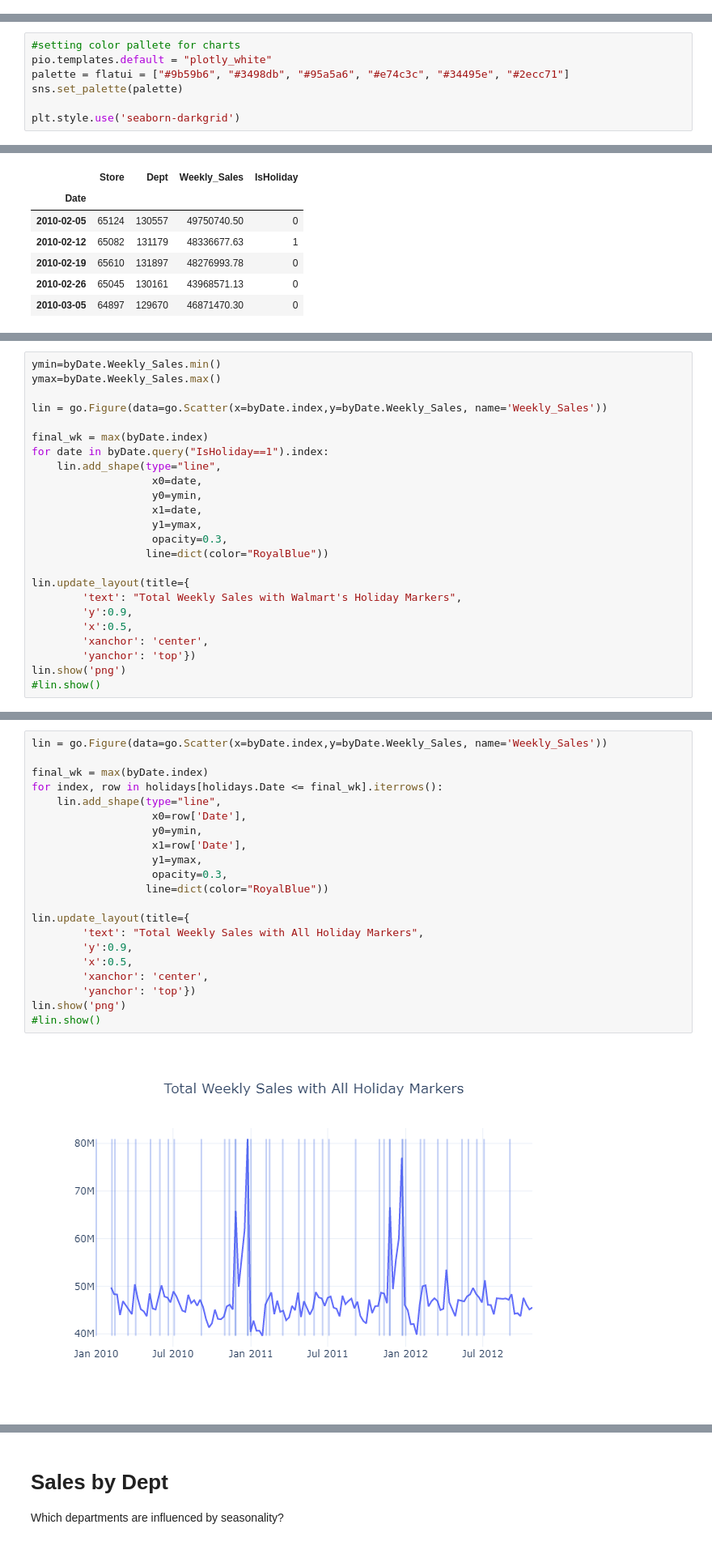
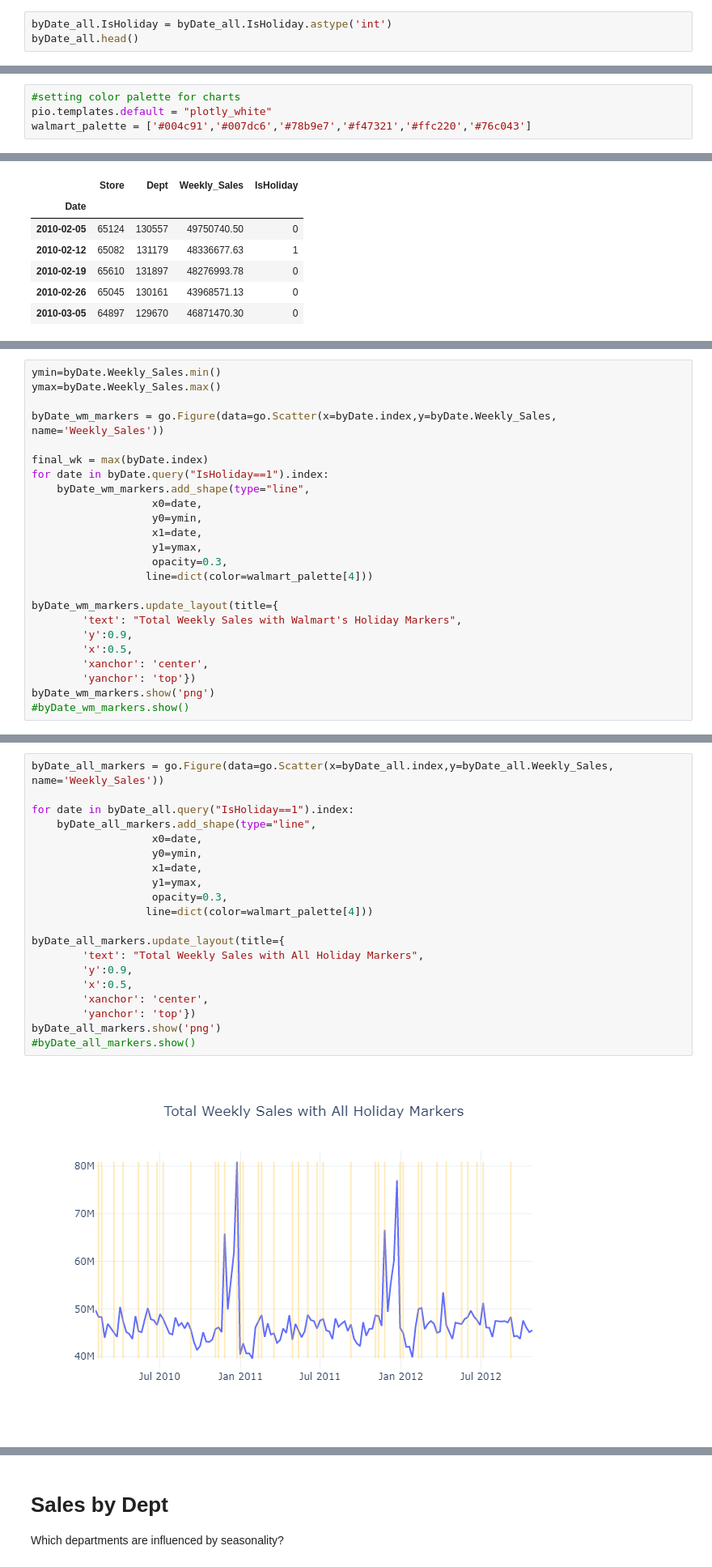
Before and after one commit to octaviaisom/Walmart-Sales-Forecast, a Jupyter notebook: main.ipynb, the cells around one changed output, grey strips where cells are left out. Shown at 81% size. Cells and saved outputs as stored; diff of their text form.

```diff
--- a/main.ipynb
+++ b/main.ipynb
@@ -85,0 +109,3 @@ memory usage: 13.3 MB
+# %%
+byDate_all.IsHoliday = byDate_all.IsHoliday.astype('int')
+byDate_all.head()
@@ -119,10 +130,7 @@ memory usage: 1.2+ KB
 # %% [markdown]
 # 2. EDA
-# %%
-#setting color pallete for charts
-pio.templates.default = "plotly_white"
-palette = flatui = ["#9b59b6", "#3498db", "#95a5a6", "#e74c3c", "#34495e", "#2ecc71"]
-sns.set_palette(palette)
-
-plt.style.use('seaborn-darkgrid')
+# %%
+#setting color palette for charts
+pio.templates.default = "plotly_white"
+walmart_palette = ['#004c91','#007dc6','#78b9e7','#f47321','#ffc220','#76c043']
 # %% [markdown]
@@ -207,24 +240,24 @@ line.show("png")
 ymin=byDate.Weekly_Sales.min()
 ymax=byDate.Weekly_Sales.max()
 
-lin = go.Figure(data=go.Scatter(x=byDate.index,y=byDate.Weekly_Sales, name='Weekly_Sales'))
+byDate_wm_markers = go.Figure(data=go.Scatter(x=byDate.index,y=byDate.Weekly_Sales, name='Weekly_Sales'))
 
 final_wk = max(byDate.index)
 for date in byDate.query("IsHoliday==1").index:
-    lin.add_shape(type="line",
+    byDate_wm_markers.add_shape(type="line",
                    x0=date,
                    y0=ymin,
                    x1=date,
                    y1=ymax,
                    opacity=0.3,
-                  line=dict(color="RoyalBlue"))
+                  line=dict(color=walmart_palette[4]))
 
-lin.update_layout(title={
+byDate_wm_markers.update_layout(title={
         'text': "Total Weekly Sales with Walmart's Holiday Markers",
         'y':0.9,
         'x':0.5,
         'xanchor': 'center',
         'yanchor': 'top'})
-lin.show('png')
-#lin.show()
+byDate_wm_markers.show('png')
+#byDate_wm_markers.show()
 # %% [output]
@@ -232,23 +265,22 @@ lin.show('png')
 # %%
-lin = go.Figure(data=go.Scatter(x=byDate.index,y=byDate.Weekly_Sales, name='Weekly_Sales'))
+byDate_all_markers = go.Figure(data=go.Scatter(x=byDate_all.index,y=byDate_all.Weekly_Sales, name='Weekly_Sales'))
 
-final_wk = max(byDate.index)
-for index, row in holidays[holidays.Date <= final_wk].iterrows():
-    lin.add_shape(type="line",
-                   x0=row['Date'],
+for date in byDate_all.query("IsHoliday==1").index:
+    byDate_all_markers.add_shape(type="line",
+                   x0=date,
                    y0=ymin,
-                   x1=row['Date'],
+                   x1=date,
                    y1=ymax,
                    opacity=0.3,
-                  line=dict(color="RoyalBlue"))
+                  line=dict(color=walmart_palette[4]))
 
-lin.update_layout(title={
+byDate_all_markers.update_layout(title={
         'text': "Total Weekly Sales with All Holiday Markers",
         'y':0.9,
         'x':0.5,
         'xanchor': 'center',
         'yanchor': 'top'})
-lin.show('png')
-#lin.show()
+byDate_all_markers.show('png')
+#byDate_all_markers.show()
 # %% [output]
-[figure, old version]
+[figure, new version]
```
Also changed, not shown: parts of 80 cells of this notebook.
